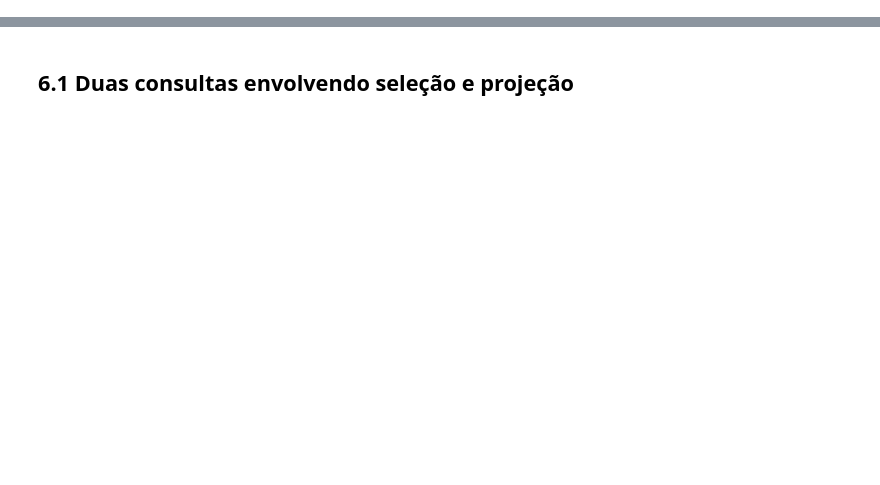
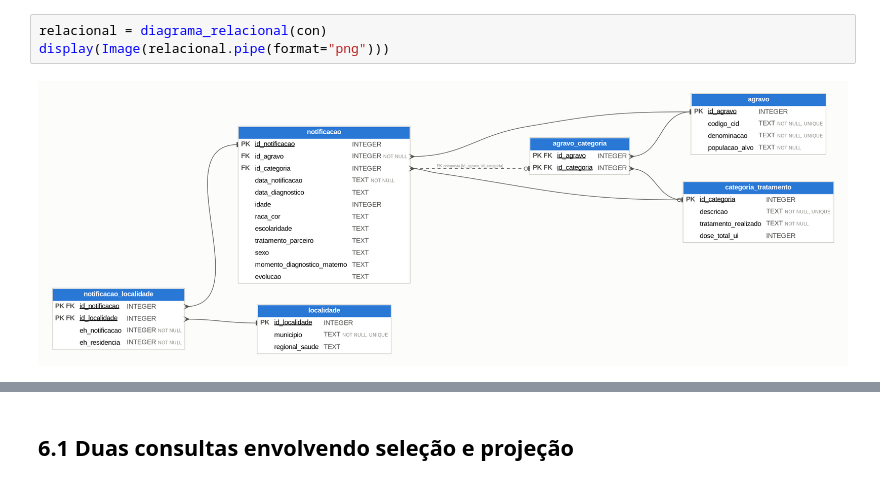
Before and after one commit to nomelegal3g/Trabalho-IBD, a Jupyter notebook: Trabalho_IBD_modelo_EDA.ipynb, the cells around one changed output, grey strips where cells are left out. Drawn from its saved outputs; the diff is of its cells as text; blank space fills up the shorter version.

```diff
--- a/Trabalho_IBD_modelo_EDA.ipynb
+++ b/Trabalho_IBD_modelo_EDA.ipynb
@@ -345,0 +771,5 @@ Cada entidade virou uma tabela. Os relacionamentos 1:N viraram chaves estrangeir
+# %%
+relacional = diagrama_relacional(con)
+display(Image(relacional.pipe(format="png")))
+# %% [output]
+[figure, added]
```
Also changed, not shown: parts of 153 cells of this notebook.
